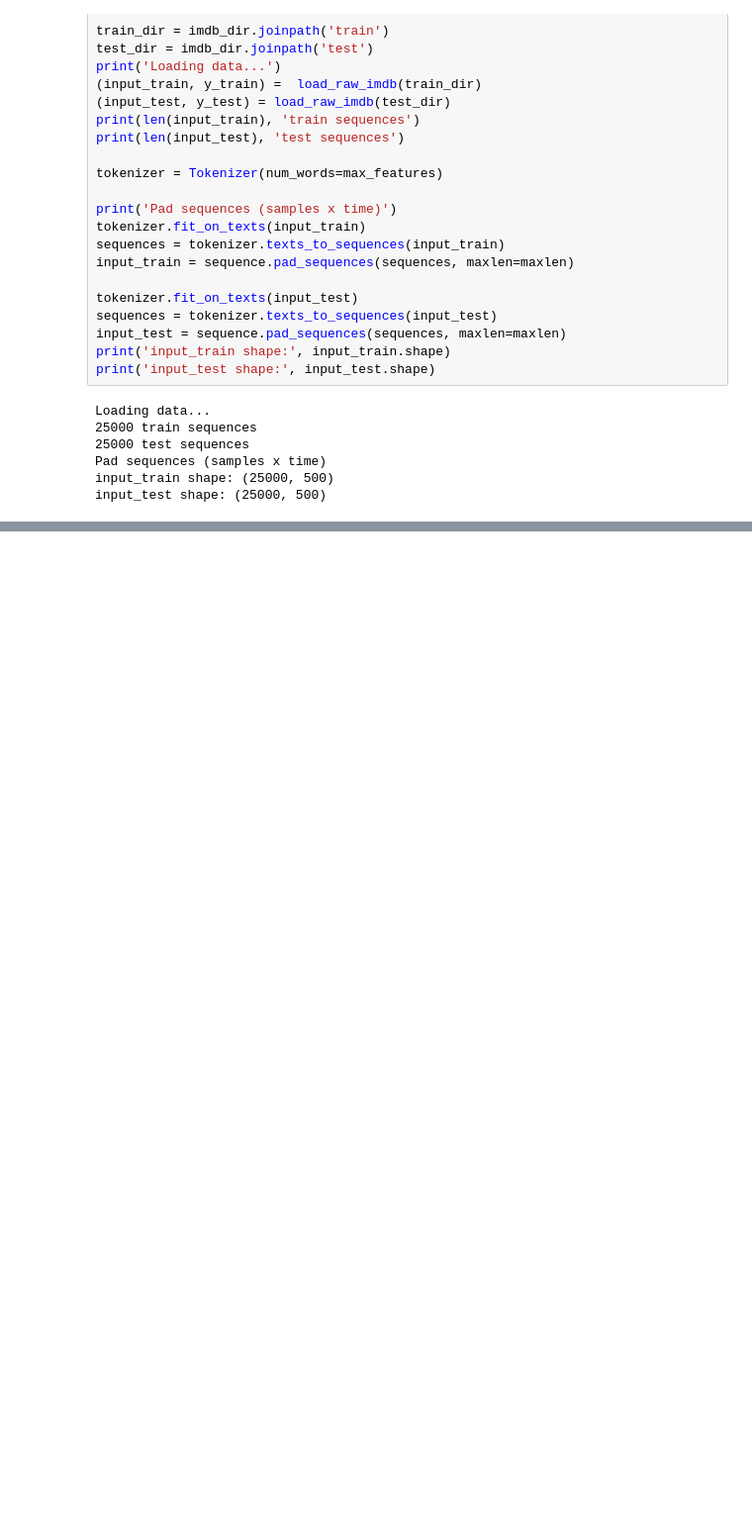
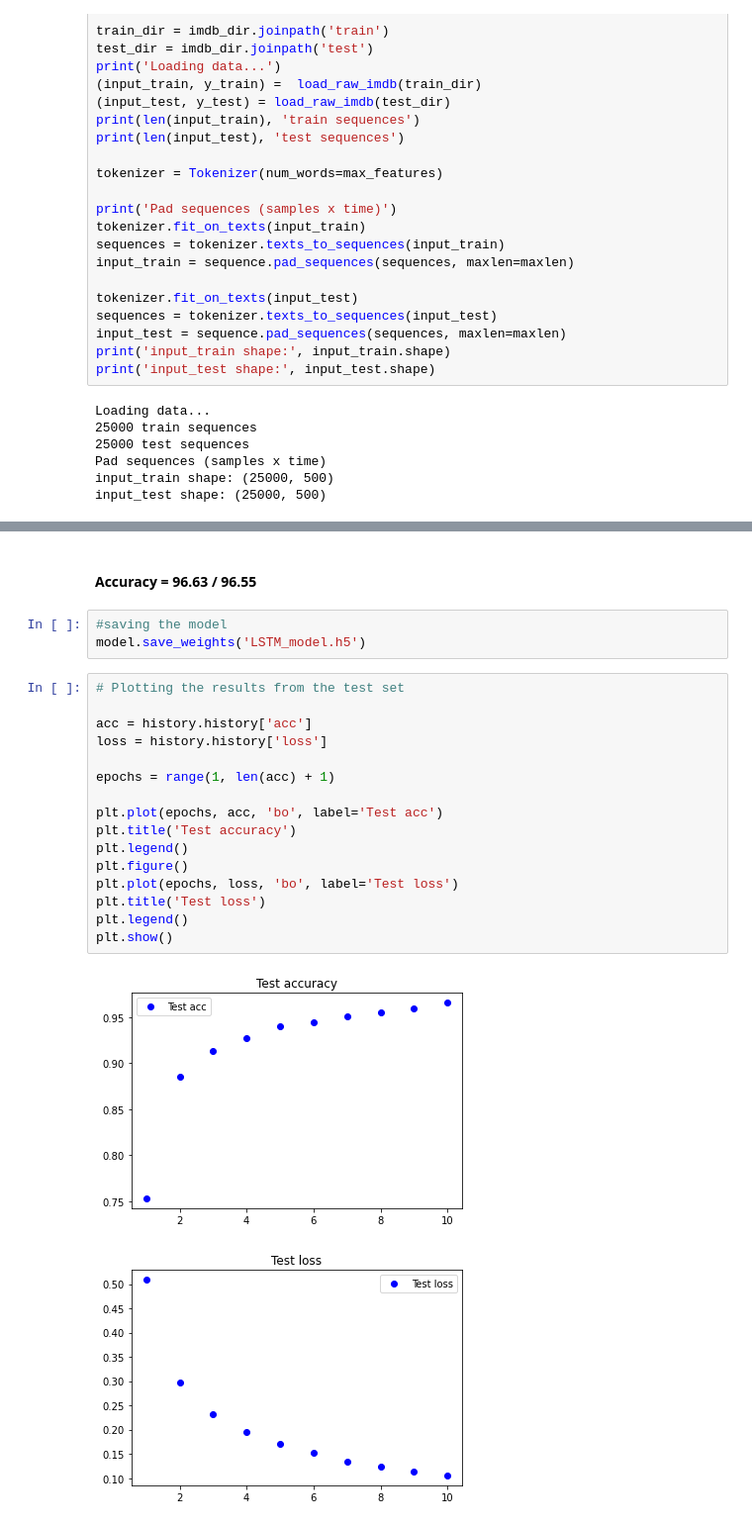
Before and after one commit to samantoz/dsc650, a Jupyter notebook: dsc650/assignments/assignment10/assignment10.ipynb, the cells around one changed output, grey strips where cells are left out. Shown at 99% size. Cells and saved outputs as stored; diff of their text form; blank space fills up the shorter version.

```diff
--- a/dsc650/assignments/assignment10/assignment10.ipynb
+++ b/dsc650/assignments/assignment10/assignment10.ipynb
@@ -450,0 +475,24 @@ Epoch 10/10
+# %% [markdown]
+#### Accuracy = 96.63 / 96.55
+# %%
+#saving the model
+model.save_weights('LSTM_model.h5')
+# %%
+# Plotting the results from the test set
+
+acc = history.history['acc']
+loss = history.history['loss']
+
+epochs = range(1, len(acc) + 1)
+
+plt.plot(epochs, acc, 'bo', label='Test acc')
+plt.title('Test accuracy')
+plt.legend()
+plt.figure()
+plt.plot(epochs, loss, 'bo', label='Test loss')
+plt.title('Test loss')
+plt.legend()
+plt.show()
+# %% [output]
+[figure, added]
+[figure, added]
```
Also changed, not shown: parts of 11 cells of this notebook, 2 other files.
